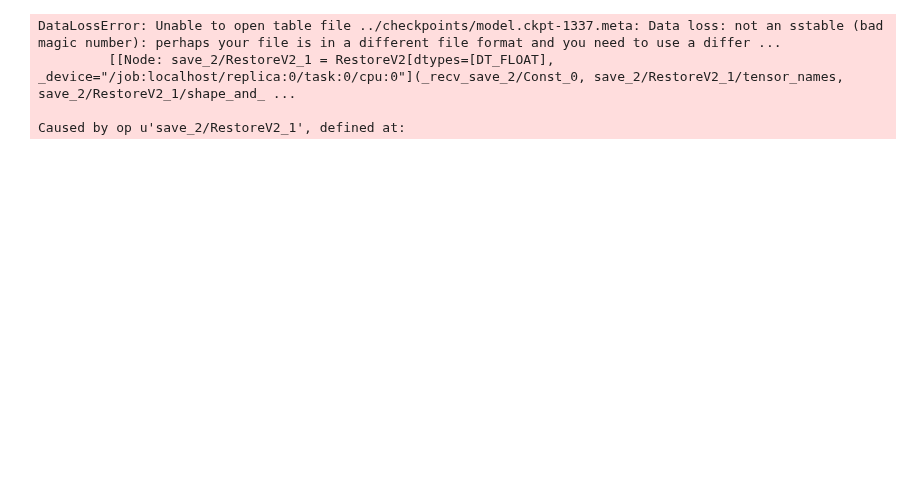
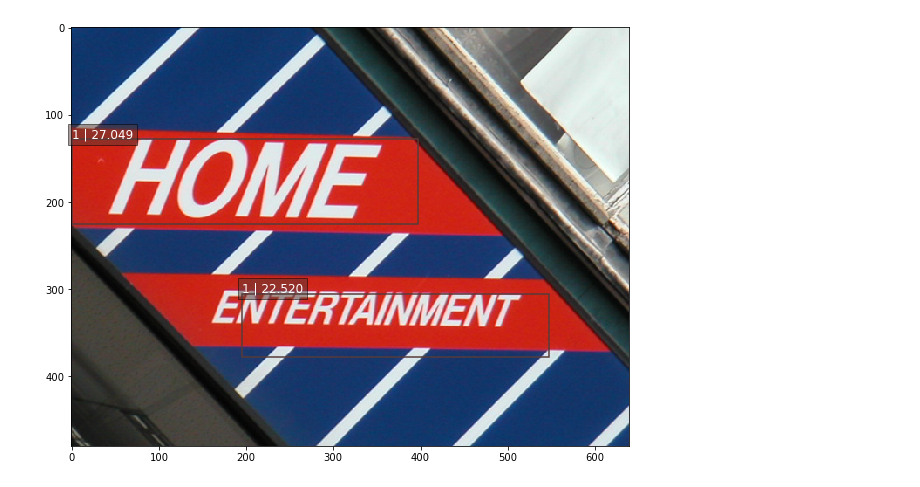
Before and after one commit to bindung/TextBoxes-TensorFlow, a Jupyter notebook: Notes/Textbox_eval.ipynb, the cells around one changed output. Saved outputs shown, nothing was run; the diff lists cells and outputs as text; code cells hidden in the pictures; blank space fills up the shorter version.

```diff
--- a/Notes/Textbox_eval.ipynb
+++ b/Notes/Textbox_eval.ipynb
@@ -43,13 +64,37 @@ with slim.arg_scope(net.arg_scope(data_format=data_format)):
 ckpt_filename = '../checkpoints/model.ckpt-1337.meta'
 # ckpt_filename = '../checkpoints/VGG_VOC0712_SSD_300x300_ft_iter_120000.ckpt'
 isess.run(tf.global_variables_initializer())
-saver = tf.train.Saver()
-saver.restore(isess, ckpt_filename)
+#saver = tf.train.Saver()
+svaer = tf.train.import_meta_graph(ckpt_filename)
+saver.restore(isess, '../checkpoints/model.ckpt-1337')
 
 # SSD default anchor boxes.
 anchors = net.anchors(net_shape)
-# %% [output]
-DataLossError: Unable to open table file ../checkpoints/model.ckpt-1337.meta: Data loss: not an sstable (bad magic number): perhaps your file is in a different file format and you need to use a differ ...
-         [[Node: save_2/RestoreV2_1 = RestoreV2[dtypes=[DT_FLOAT], _device="/job:localhost/replica:0/task:0/cpu:0"](_recv_save_2/Const_0, save_2/RestoreV2_1/tensor_names, save_2/RestoreV2_1/shape_and_ ...
-
-Caused by op u'save_2/RestoreV2_1', defined at:
+# %%
+
+# Main image processing routine.
+def process_image(img, select_threshold=0.0, nms_threshold=.2, net_shape=(300, 300)):
+    # Run SSD network.
+    rimg, rpredictions, rlocalisations, rbbox_img = isess.run([image_4d, predictions, localisations, bbox_img],
+                                                              feed_dict={img_input: img})
+
+    rpredictions[0] = rpredictions[0] * 10
+    # Get classes and bboxes from the net outputs.
+    rclasses, rscores, rbboxes = np_methods.ssd_bboxes_select(
+            rpredictions, rlocalisations, anchors,
+            select_threshold=select_threshold, img_shape=net_shape, num_classes=2, decode=True)
+
+    rbboxes = np_methods.bboxes_clip(rbbox_img, rbboxes)
+    rclasses, rscores, rbboxes = np_methods.bboxes_sort(rclasses, rscores, rbboxes, top_k=20)
+    rclasses, rscores, rbboxes = np_methods.bboxes_nms(rclasses, rscores, rbboxes, nms_threshold=nms_threshold)
+    # Resize bboxes to original image shape. Note: useless for Resize.WARP!
+    rbboxes = np_methods.bboxes_resize(rbbox_img, rbboxes)
+    return rclasses, rscores, rbboxes
+# %%
+img = mpimg.imread('../data/ICDAR2013/ICDAR-Test-Images/img_105.jpg')
+rclasses, rscores, rbboxes =  process_image(img)
+
+# visualization.bboxes_draw_on_img(img, rclasses, rscores, rbboxes, visualization.colors_plasma)
+visualization.plt_bboxes(img, rclasses, rscores, rbboxes)
+# %% [output]
+[figure, added]
```
Also changed, not shown: parts of 2 cells of this notebook, 4 other files.
